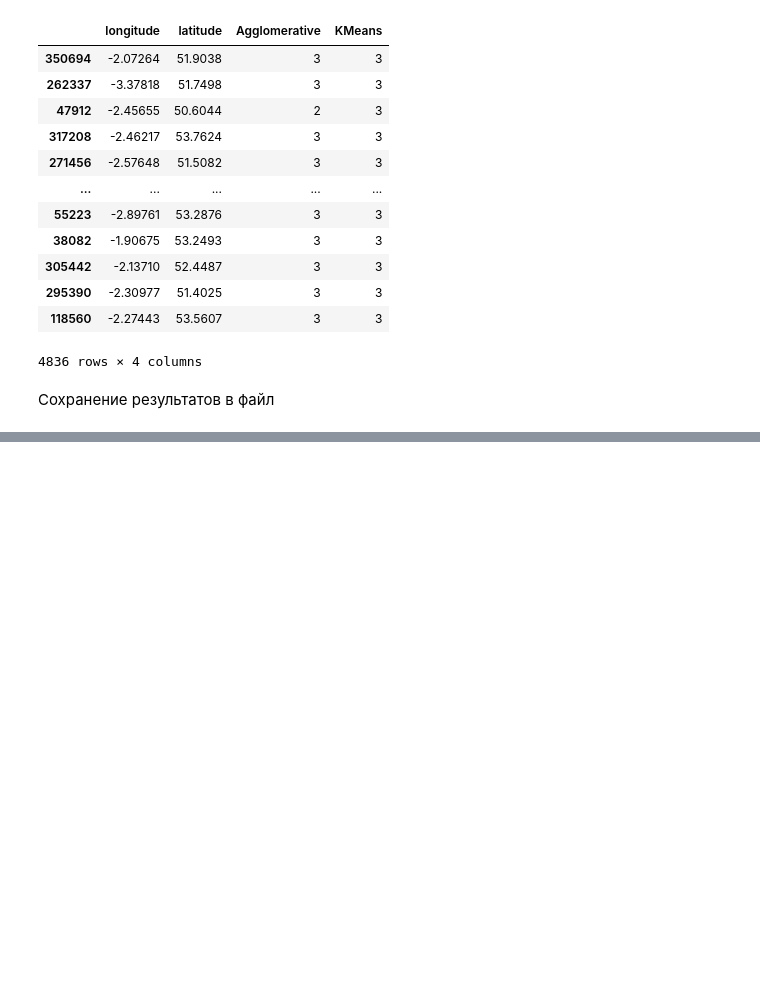
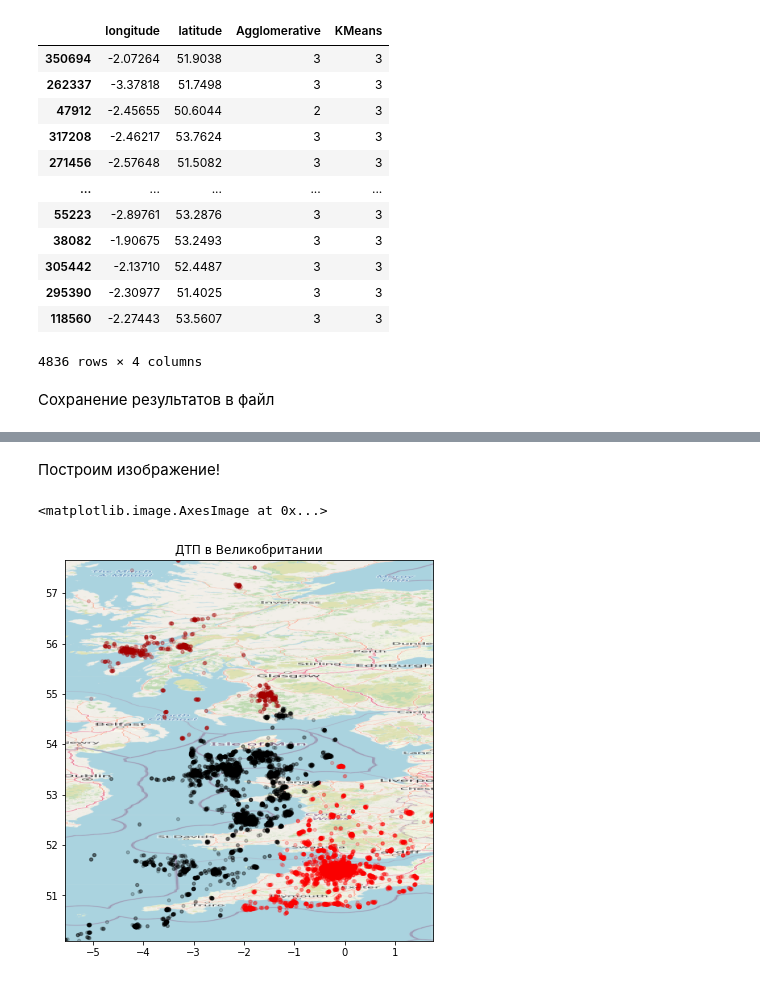
Before and after one commit to renett-t/data-mining-course, a Jupyter notebook: clusterization/1_Clusterisation_Data_mining_couse_2022.ipynb, the cells around one changed output, grey strips where cells are left out. Drawn from its saved outputs; the diff is of its cells as text; code cells hidden in the pictures; blank space fills up the shorter version.

```diff
--- a/clusterization/1_Clusterisation_Data_mining_couse_2022.ipynb
+++ b/clusterization/1_Clusterisation_Data_mining_couse_2022.ipynb
@@ -256,0 +262,5 @@ data.to_csv('result/result_urbanGb.csv', index=False)
+# %%
+result_file = 'result/result_urbanGb.csv'
+
+geo_data = pd.read_csv(result_file)
+geo_data.head()
@@ -256,0 +276,3 @@ data.to_csv('result/result_urbanGb.csv', index=False)
+# %%
+BBox = ((geo_data.longitude.min(), geo_data.longitude.max(), geo_data.latitude.min(), geo_data.latitude.max()))
+print(BBox)
@@ -256,0 +283,3 @@ data.to_csv('result/result_urbanGb.csv', index=False)
+# %%
+map_image_file = 'result/map.png'
+map_image = plt.imread(map_image_file)
@@ -256,0 +288,2 @@ data.to_csv('result/result_urbanGb.csv', index=False)
+# %%
+clusterization_algo = 'KMeans'
@@ -256,0 +304,19 @@ data.to_csv('result/result_urbanGb.csv', index=False)
+# %% [markdown]
+Построим изображение!
+# %%
+fig, ax = plt.subplots(figsize = (8,7))
+
+geo_clusters = []
+if clusterization_algo == 'KMeans':
+    geo_clusters = km.labels_
+else:
+    geo_clusters = clusters
+
+ax.scatter(geo_data.longitude, geo_data.latitude, zorder=1, alpha= 0.2, c=geo_clusters, cmap='flag', s=10)
+ax.set_title('ДТП в Великобритании')
+ax.set_xlim(BBox[0],BBox[1])
+ax.set_ylim(BBox[2],BBox[3])
+ax.imshow(map_image, zorder=0, extent = BBox, aspect= 'equal')
+# %% [output]
+<matplotlib.image.AxesImage at 0x...>
+[figure, added]
```
Also changed, not shown: parts of 11 cells of this notebook, 3 other files.
